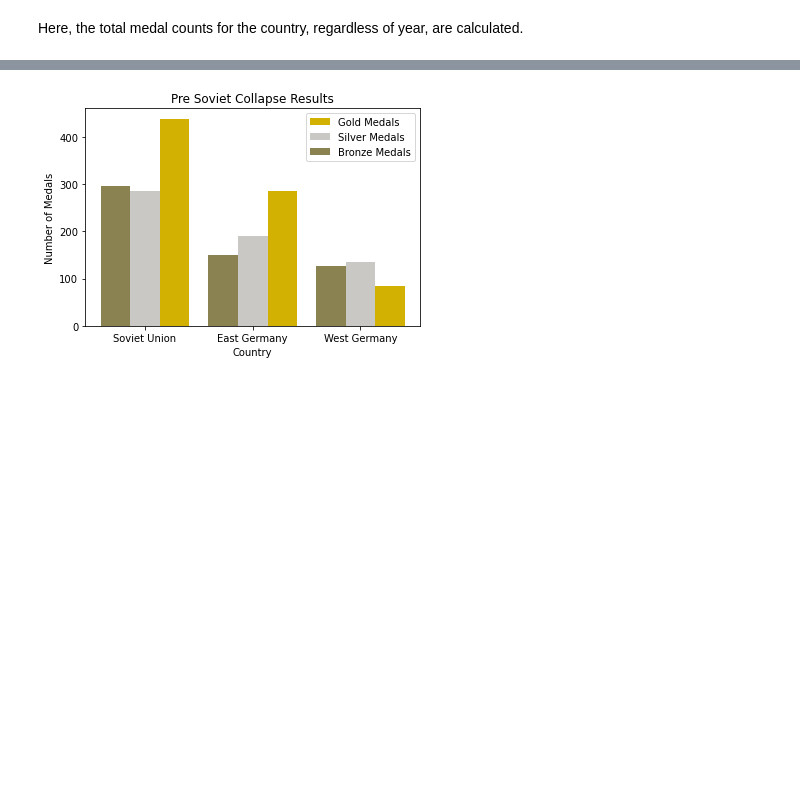
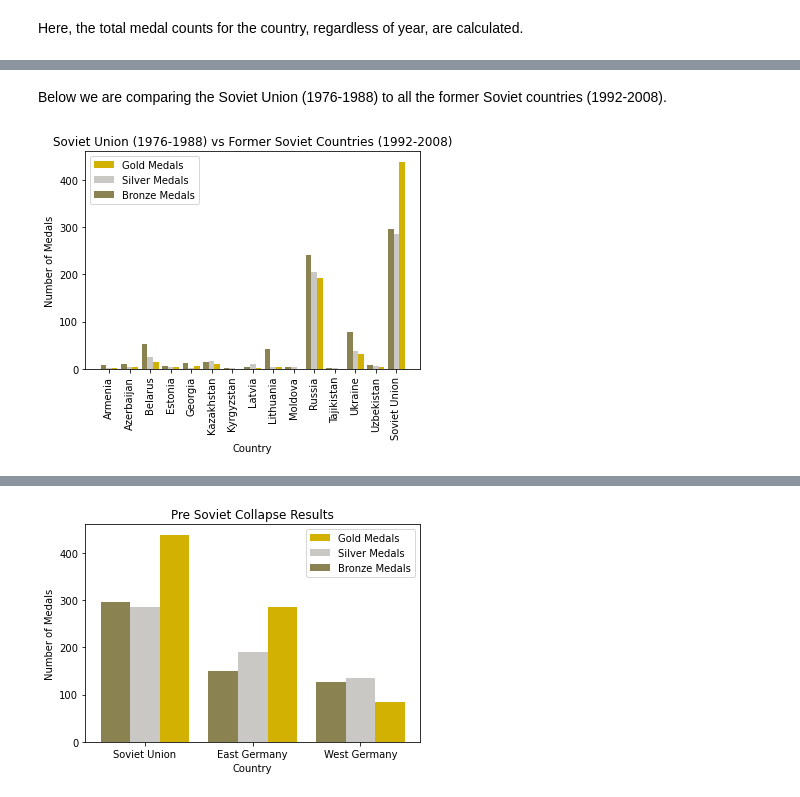
Before and after one commit to rbvancleave/project_1_olympicmedals, a Jupyter notebook: Summer-Olympics-Main.ipynb, the cells around one changed output, grey strips where cells are left out. Cells and saved outputs as stored; diff of their text form; code cells hidden in the pictures; blank space fills up the shorter version.

```diff
--- a/Summer-Olympics-Main.ipynb
+++ b/Summer-Olympics-Main.ipynb
@@ -128,0 +173,29 @@ german_comparison = {
+# %% [markdown]
+Below we are comparing the Soviet Union (1976-1988) to all the former Soviet countries (1992-2008).
+# %%
+#setting up Soviet comparison
+soviet_countries = countries_post[:-1]
+soviet_countries.append(countries_pre[0])
+soviet_golds = golds_post[:-1]
+soviet_golds.append(golds_pre[0])
+soviet_silvers = silvers_post[:-1]
+soviet_silvers.append(silvers_pre[0])
+soviet_bronzes = bronzes_post[:-1]
+soviet_bronzes.append(bronzes_pre[0])
+
+#plotting soviet comparison
+width = 0.275
+x_sov = np.array(range(len(post_collapse_dfs)))
+
+plt.bar(x_sov + width, soviet_golds, width=width, color="#d2b103", label="Gold Medals")
+plt.bar(x_sov, soviet_silvers, width=width, color="#c9c8c4", label="Silver Medals")
+plt.bar(x_sov - width, soviet_bronzes, width=width, color="#8b8251", label="Bronze Medals")
+plt.xticks(x_sov, soviet_countries, rotation=90)
+plt.title("Soviet Union (1976-1988) vs Former Soviet Countries (1992-2008)")
+plt.ylabel("Number of Medals")
+plt.xlabel("Country")
+plt.legend()
+
+plt.show()
+# %% [output]
+[figure, added]
```
Also changed, not shown: parts of 12 cells of this notebook.
